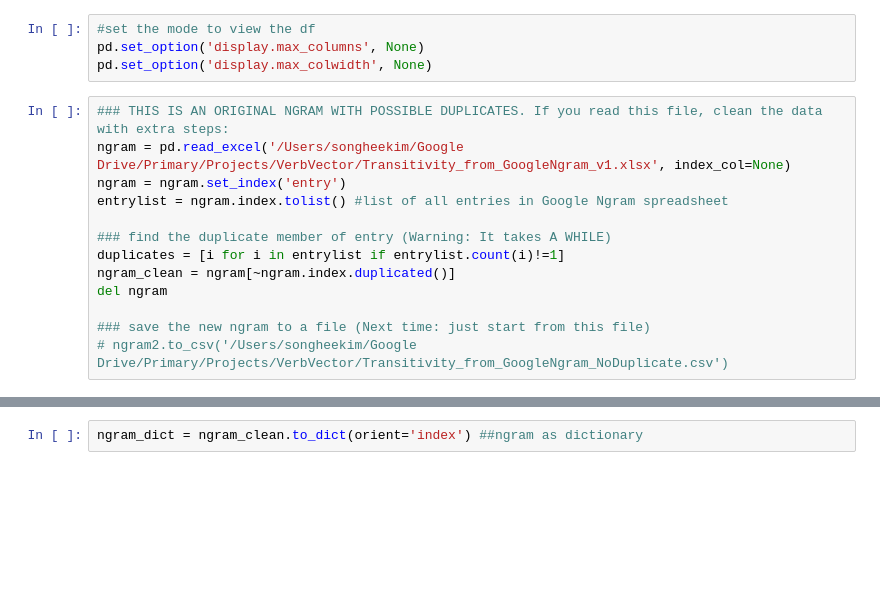
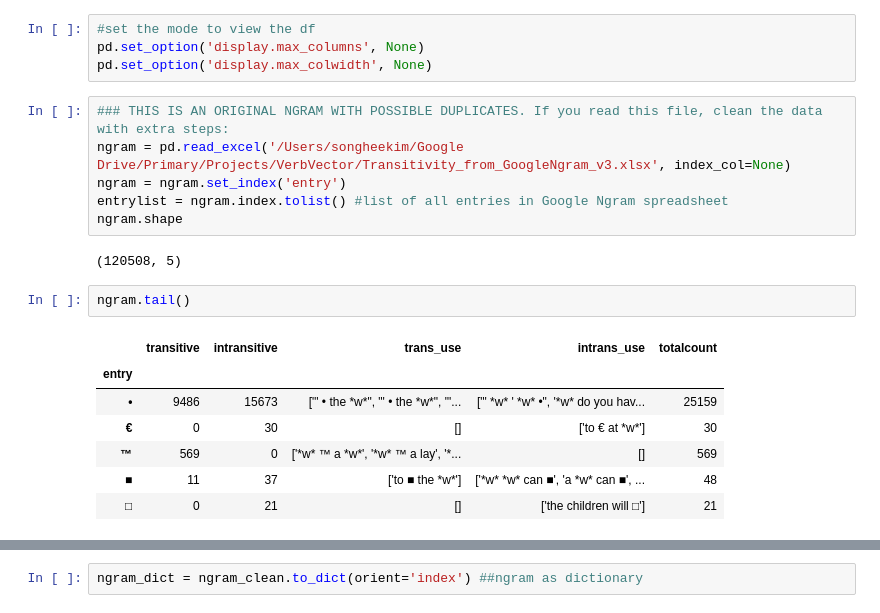
Before and after one commit to sonhkim/VerbVec, a Jupyter notebook: UpdateVerbVectorWithGoogleNgram.ipynb, the cells around one changed output, grey strips where cells are left out. Saved outputs shown, nothing was run; the diff lists cells and outputs as text; blank space fills up the shorter version.

```diff
--- a/UpdateVerbVectorWithGoogleNgram.ipynb
+++ b/UpdateVerbVectorWithGoogleNgram.ipynb
@@ -12,14 +12,19 @@ pd.set_option('display.max_columns', None)
 pd.set_option('display.max_colwidth', None)
 # %%
 ### THIS IS AN ORIGINAL NGRAM WITH POSSIBLE DUPLICATES. If you read this file, clean the data with extra steps:
-ngram = pd.read_excel('/Users/songheekim/Google Drive/Primary/Projects/VerbVector/Transitivity_from_GoogleNgram_v1.xlsx', index_col=None)
+ngram = pd.read_excel('/Users/songheekim/Google Drive/Primary/Projects/VerbVector/Transitivity_from_GoogleNgram_v3.xlsx', index_col=None)
 ngram = ngram.set_index('entry')
 entrylist = ngram.index.tolist() #list of all entries in Google Ngram spreadsheet
-
-### find the duplicate member of entry (Warning: It takes A WHILE)
-duplicates = [i for i in entrylist if entrylist.count(i)!=1]
-ngram_clean = ngram[~ngram.index.duplicated()]
-del ngram
-
-### save the new ngram to a file (Next time: just start from this file)
-# ngram2.to_csv('/Users/songheekim/Google Drive/Primary/Projects/VerbVector/Transitivity_from_GoogleNgram_NoDuplicate.csv')
+ngram.shape
+# %% [output]
+(120508, 5)
+# %%
+ngram.tail()
+# %% [output]
+|  | transitive | intransitive | trans_use | intrans_use | totalcount |
+| entry |  |  |  |  |  |
+| • | 9486 | 15673 | ["' • the *w*", "' • the *w*", "'... | ["' *w* ' *w* •", '*w* do you hav... | 25159 |
+| € | 0 | 30 | [] | ['to € at *w*'] | 30 |
+| ™ | 569 | 0 | ['*w* ™ a *w*', '*w* ™ a lay', '*... | [] | 569 |
+| ■ | 11 | 37 | ['to ■ the *w*'] | ['*w* *w* can ■', 'a *w* can ■', ... | 48 |
+| □ | 0 | 21 | [] | ['the children will □'] | 21 |
```
Also changed, not shown: parts of 24 cells of this notebook.
